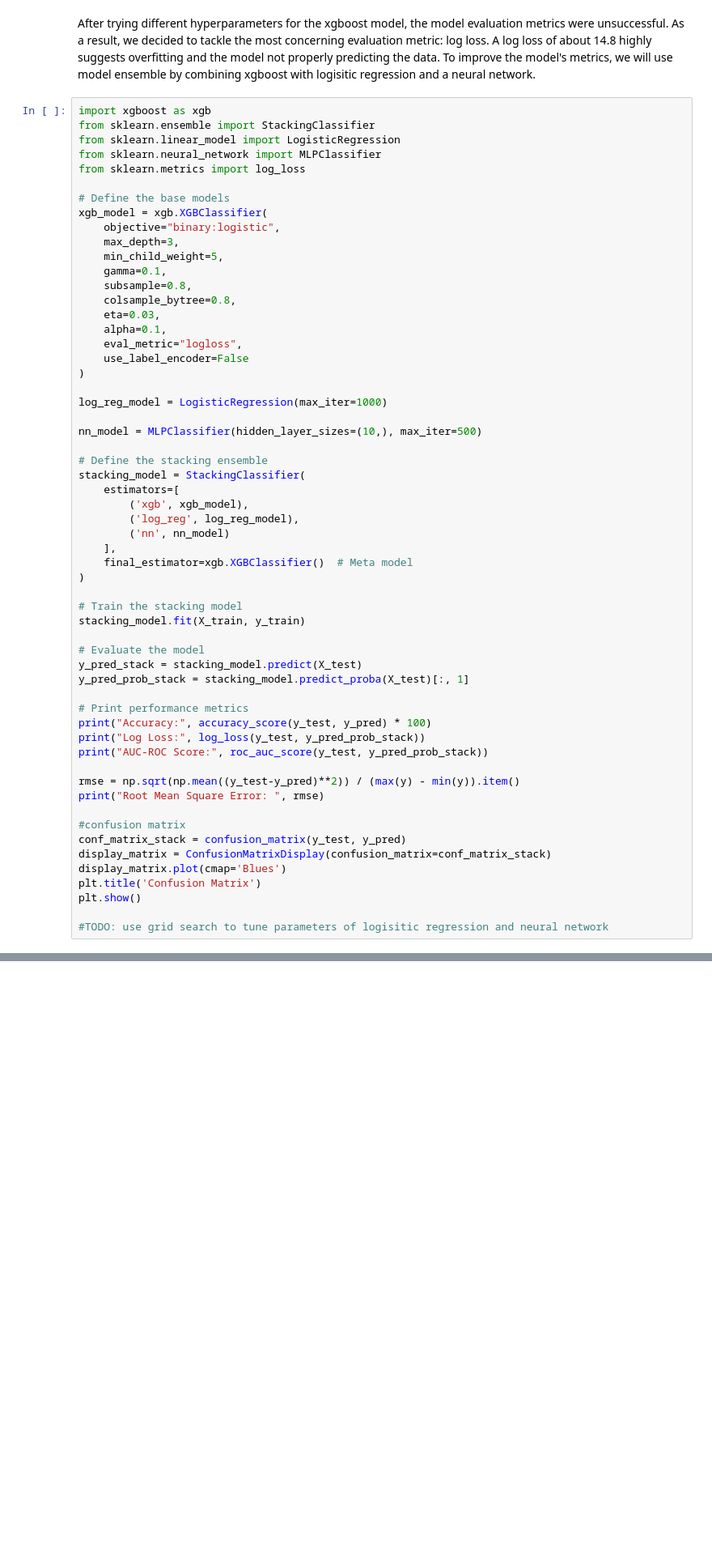
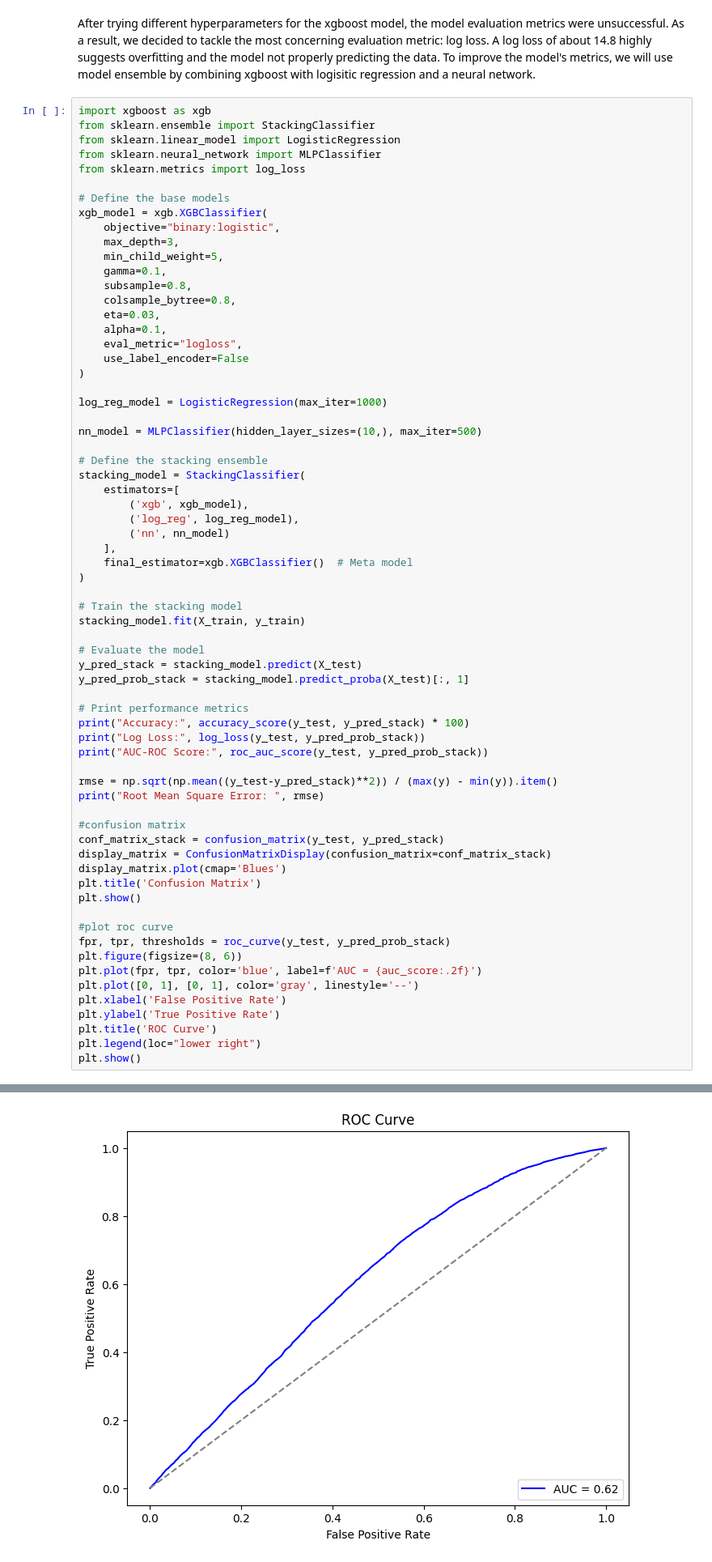
Before and after one commit to iiqueenizzy13/AbtGlobal_1B, a Jupyter notebook: xgboot_model.ipynb, the cells around one changed output, grey strips where cells are left out. Shown at 81% size. Drawn from its saved outputs; the diff is of its cells as text; blank space fills up the shorter version.

```diff
--- a/xgboot_model.ipynb
+++ b/xgboot_model.ipynb
@@ -177,19 +176,28 @@ y_pred_stack = stacking_model.predict(X_test)
 y_pred_prob_stack = stacking_model.predict_proba(X_test)[:, 1]
 
 # Print performance metrics
-print("Accuracy:", accuracy_score(y_test, y_pred) * 100)
+print("Accuracy:", accuracy_score(y_test, y_pred_stack) * 100)
 print("Log Loss:", log_loss(y_test, y_pred_prob_stack))
 print("AUC-ROC Score:", roc_auc_score(y_test, y_pred_prob_stack))
 
-rmse = np.sqrt(np.mean((y_test-y_pred)**2)) / (max(y) - min(y)).item()
+rmse = np.sqrt(np.mean((y_test-y_pred_stack)**2)) / (max(y) - min(y)).item()
 print("Root Mean Square Error: ", rmse)
 
 #confusion matrix
-conf_matrix_stack = confusion_matrix(y_test, y_pred)
+conf_matrix_stack = confusion_matrix(y_test, y_pred_stack)
 display_matrix = ConfusionMatrixDisplay(confusion_matrix=conf_matrix_stack)
 display_matrix.plot(cmap='Blues')
 plt.title('Confusion Matrix')
 plt.show()
 
-#TODO: use grid search to tune parameters of logisitic regression and neural network
+#plot roc curve
+fpr, tpr, thresholds = roc_curve(y_test, y_pred_prob_stack)
+plt.figure(figsize=(8, 6))
+plt.plot(fpr, tpr, color='blue', label=f'AUC = {auc_score:.2f}')
+plt.plot([0, 1], [0, 1], color='gray', linestyle='--')
+plt.xlabel('False Positive Rate')
+plt.ylabel('True Positive Rate')
+plt.title('ROC Curve')
+plt.legend(loc="lower right")
+plt.show()
 # %% [output]
@@ -200 +226,2 @@ Root Mean Square Error:  0.6382847385042254
 [figure]
+[figure, added]
```
Also changed, not shown: parts of 3 cells of this notebook.
